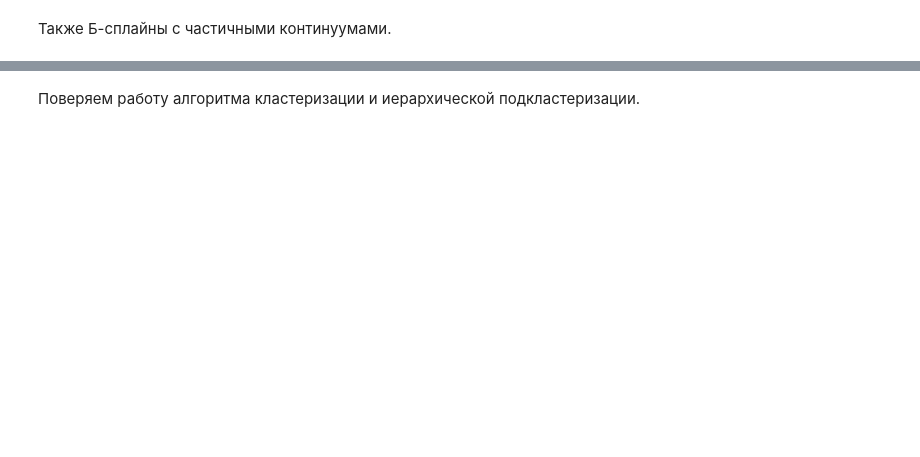
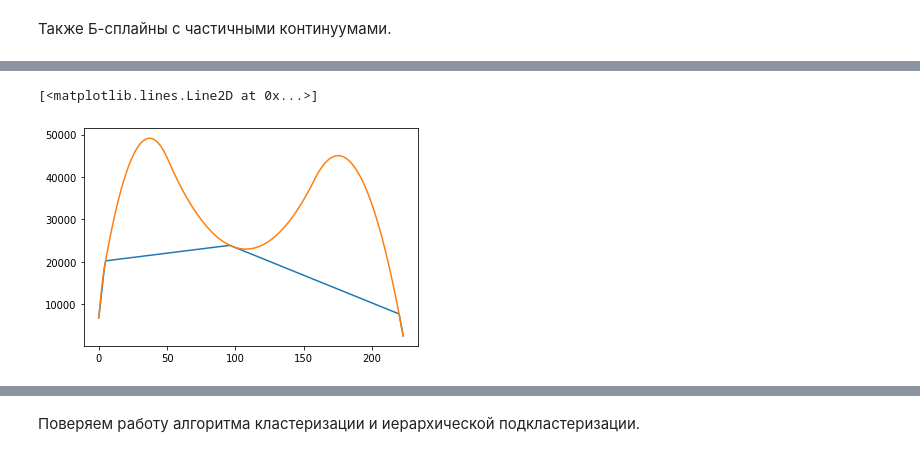
Before and after one commit to kormang/hyperspectralplayground, a Jupyter notebook: hyperspectral.ipynb, the cells around one changed output, grey strips where cells are left out. Drawn from its saved outputs; the diff is of its cells as text; code cells hidden in the pictures; blank space fills up the shorter version.

Commit message:
Add interpolation and refactor

```diff
--- a/hyperspectral.ipynb
+++ b/hyperspectral.ipynb
@@ -290,0 +258,10 @@ pylab.show()
+# %%
+from pycontinuum import pycontinuum, pycontinuum_removed, pycontinuum_points, interpolate_points
+cont = pycontinuum(maxes)
+cont_points = pycontinuum_points(maxes)
+cont_interp = interpolate_points(cont_points, kind='quadratic')
+pylab.plot(cont)
+pylab.plot(cont_interp)
+# %% [output]
+[<matplotlib.lines.Line2D at 0x...>]
+[figure, added]
```
Also changed, not shown: parts of 11 cells of this notebook, 4 other files.
